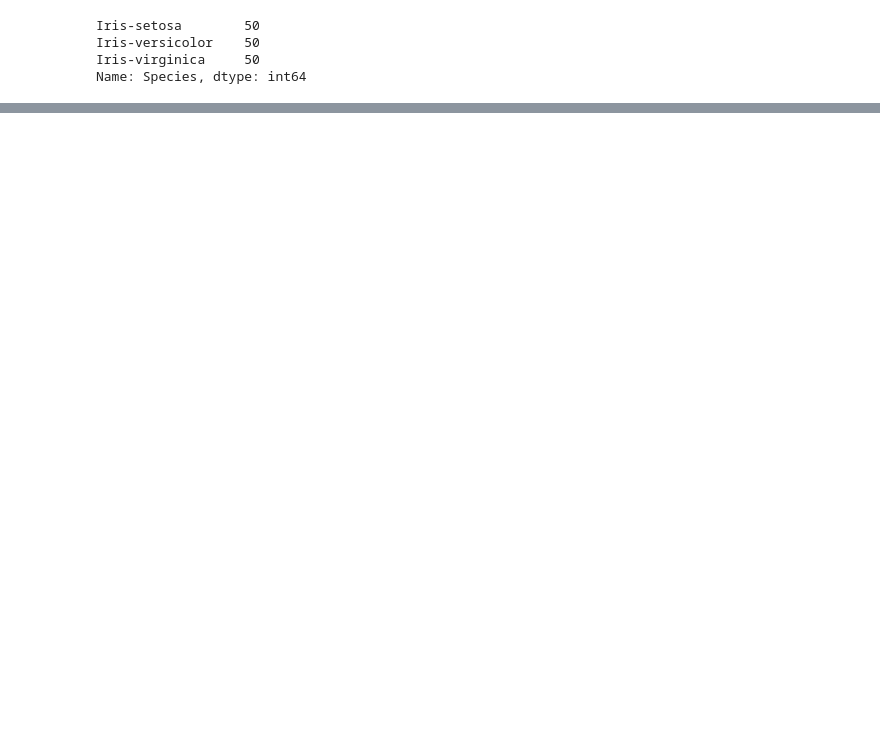
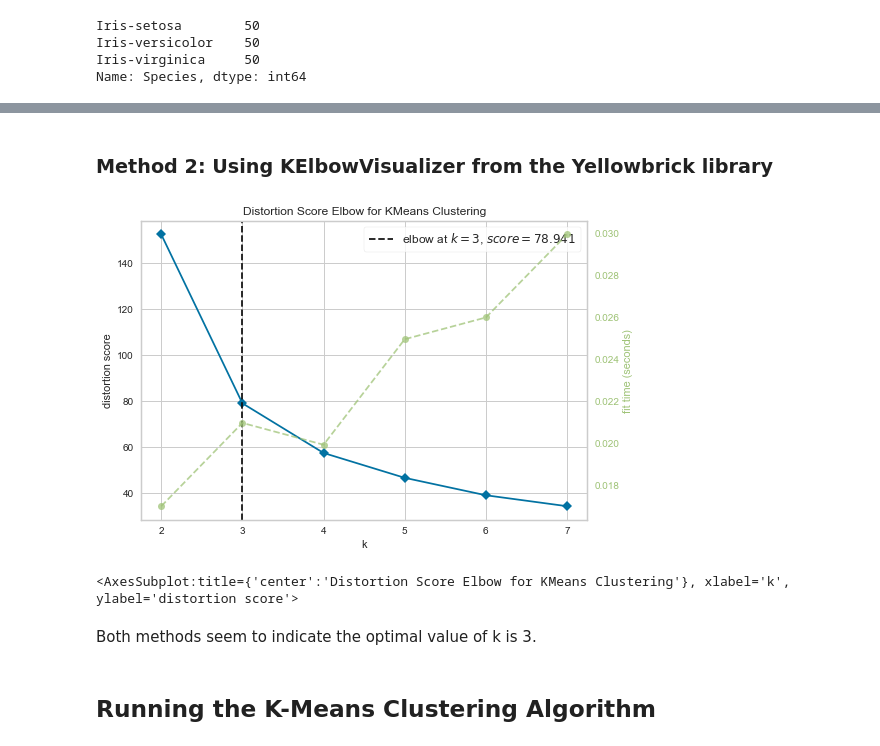
Before and after one commit to saranshkr/iris-kmeans-clustering, a Jupyter notebook: iris-clustering.ipynb, the cells around one changed output, grey strips where cells are left out. Cells and saved outputs as stored; diff of their text form; code cells hidden in the pictures; blank space fills up the shorter version.

```diff
--- a/iris-clustering.ipynb
+++ b/iris-clustering.ipynb
@@ -42 +73,15 @@ plt.show()
+# %% [markdown]
+### Method 2: Using KElbowVisualizer from the Yellowbrick library
+# %%
+model = KMeans()
+visualizer = KElbowVisualizer(model, k=7, metric='distortion', timings=True, locate_elbow=True)
+visualizer.fit(x)
+visualizer.show()
+# %% [output]
+[figure, added]
+<AxesSubplot:title={'center':'Distortion Score Elbow for KMeans Clustering'}, xlabel='k', ylabel='distortion score'>
+# %% [markdown]
+Both methods seem to indicate the optimal value of k is 3.
+# %% [markdown]
+## Running the K-Means Clustering Algorithm
 # %%
```
Also changed, not shown: parts of 21 cells of this notebook.
